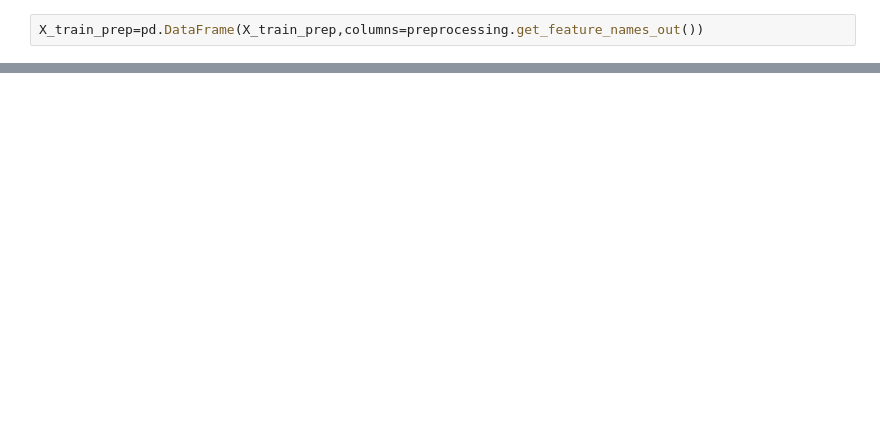
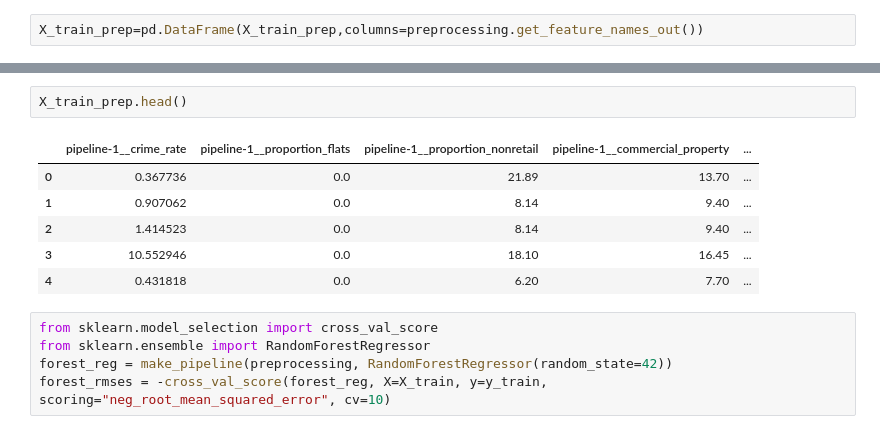
Before and after one commit to Deepan32/python-prep, a Jupyter notebook: Tesco Assignment/mvp.ipynb, the cells around one changed output, grey strips where cells are left out. Saved outputs shown, nothing was run; the diff lists cells and outputs as text; blank space fills up the shorter version.

Commit message:
first model created

```diff
--- a/Tesco Assignment/mvp.ipynb
+++ b/Tesco Assignment/mvp.ipynb
@@ -207,0 +208,14 @@ Index(['pipeline-1__location_id', 'pipeline-1__crime_rate',
+# %%
+X_train_prep.head()
+# %% [output]
+|  | pipeline-1__crime_rate | pipeline-1__proportion_flats | pipeline-1__proportion_nonretail | pipeline-1__commercial_property | ... |
+| 0 | 0.367736 | 0.0 | 21.89 | 13.70 | ... |
+| 1 | 0.907062 | 0.0 | 8.14 | 9.40 | ... |
+| 2 | 1.414523 | 0.0 | 8.14 | 9.40 | ... |
+| 3 | 10.552946 | 0.0 | 18.10 | 16.45 | ... |
+| 4 | 0.431818 | 0.0 | 6.20 | 7.70 | ... |
+# %%
+from sklearn.model_selection import cross_val_score
+from sklearn.ensemble import RandomForestRegressor
+forest_reg = make_pipeline(preprocessing, RandomForestRegressor(random_state=42))
+forest_rmses = -cross_val_score(forest_reg, X=X_train, y=y_train, scoring="neg_root_mean_squared_error", cv=10)
```
Also changed, not shown: parts of 13 cells of this notebook, 1 other file.
